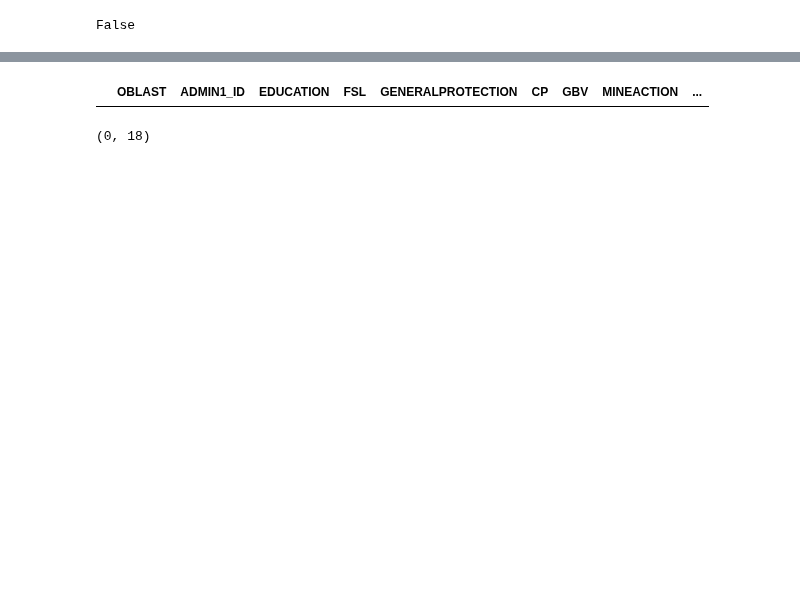
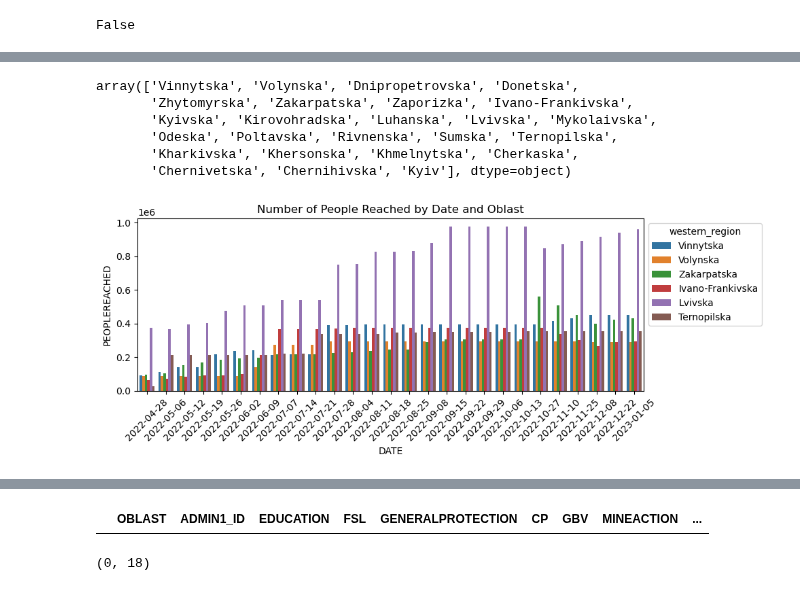
Before and after one commit to reo113/GuideHouse_Project, a Jupyter notebook: guidehouse.ipynb, the cells around one changed output, grey strips where cells are left out. Cells and saved outputs as stored; diff of their text form; code cells hidden in the pictures; blank space fills up the shorter version.

```diff
--- a/guidehouse.ipynb
+++ b/guidehouse.ipynb
@@ -321,3 +424,24 @@ people_reached = people_reached_df_encode
 num_of_org = num_of_org_df_encode
 # %%
 people_reached.sort_values(by=['DATE'])
+# %%
+people_reached['OBLAST'].unique()
+# %% [output]
+array(['Vinnytska', 'Volynska', 'Dnipropetrovska', 'Donetska',
+       'Zhytomyrska', 'Zakarpatska', 'Zaporizka', 'Ivano-Frankivska',
+       'Kyivska', 'Kirovohradska', 'Luhanska', 'Lvivska', 'Mykolaivska',
+       'Odeska', 'Poltavska', 'Rivnenska', 'Sumska', 'Ternopilska',
+       'Kharkivska', 'Khersonska', 'Khmelnytska', 'Cherkaska',
+       'Chernivetska', 'Chernihivska', 'Kyiv'], dtype=object)
+# %%
+# Creating lists based on geographical location
+western_region = ['Vinnytska', 'Volynska', 'Zakarpatska', 'Ivano-Frankivska', 'Lvivska', 'Ternopilska']
+northern_region = ['Zhytomyrska', 'Rivnenska', 'Chernihivska', 'Kyiv']
+central_region = ['Dnipropetrovska', 'Kyivska', 'Kirovohradska', 'Poltavska', 'Khmelnytska', 'Cherkaska']
+eastern_region = ['Donetska', 'Luhanska', 'Kharkivska', 'Sumska']
+southern_region = ['Zaporizka', 'Mykolaivska', 'Odeska', 'Khersonska', 'Chernivetska']
+dfw = people_reached[people_reached['OBLAST'].isin(western_region)]
+dfn = people_reached[people_reached['OBLAST'].isin(northern_region)]
+dfc = people_reached[people_reached['OBLAST'].isin(central_region)]
+dfe = people_reached[people_reached['OBLAST'].isin(eastern_region)]
+dfs = people_reached[people_reached['OBLAST'].isin(southern_region)]
@@ -323,0 +450,10 @@ people_reached.sort_values(by=['DATE'])
+# %%
+plt.figure(figsize=(10, 4))
+sns.barplot(data=dfw, x='DATE', y='PEOPLEREACHED', hue='OBLAST')
+plt.title('Number of People Reached by Date and Oblast')
+plt.xticks(rotation=45)
+plt.legend(title='western_region', bbox_to_anchor=(1, 1), loc='upper left')
+plt.tight_layout()
+plt.show()
+# %% [output]
+[figure, added]
```
Also changed, not shown: parts of 22 cells of this notebook.
